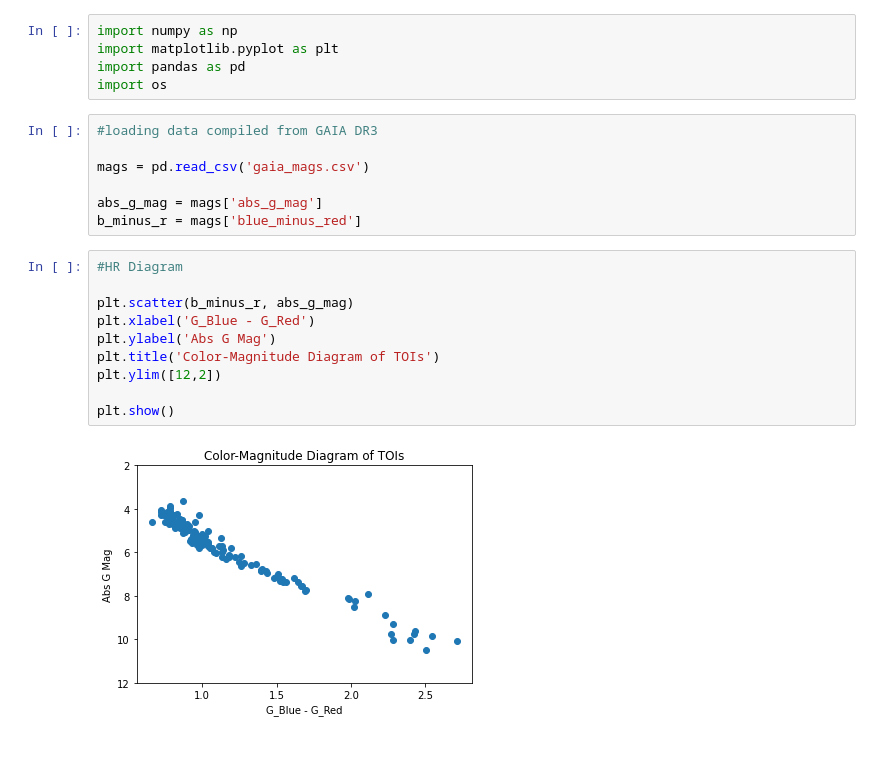
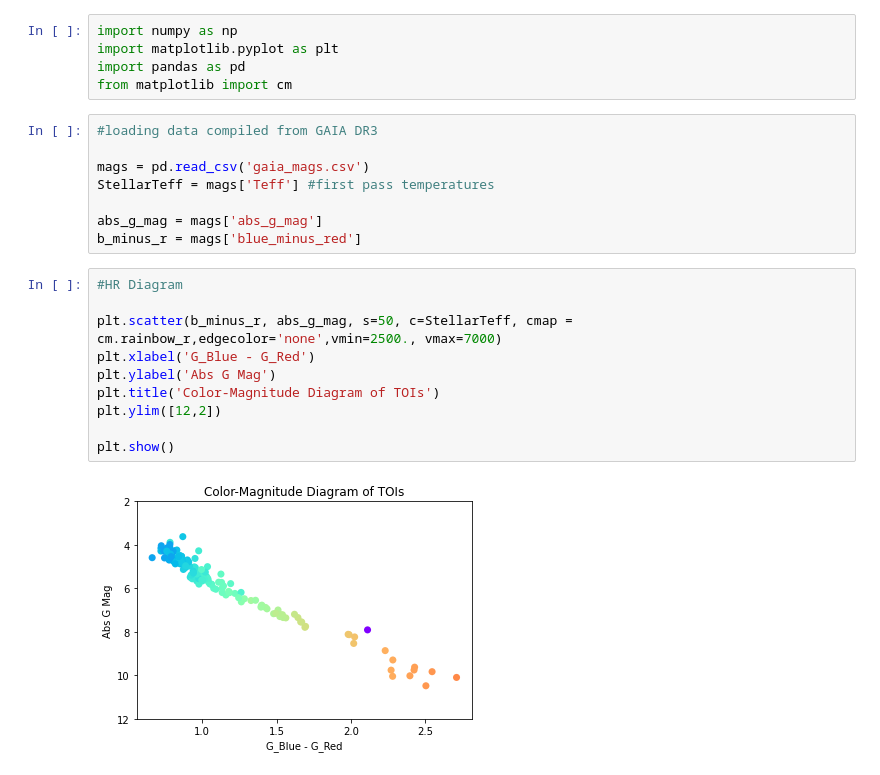
Before and after one commit to JenniferBurt/TOI_SEDs, a Jupyter notebook: TargetListOverview/toi_hr_diagram.ipynb, the cells around one changed output. Saved outputs shown, nothing was run; the diff lists cells and outputs as text.

Commit message:
added colors to hr diagram

```diff
--- a/TargetListOverview/toi_hr_diagram.ipynb
+++ b/TargetListOverview/toi_hr_diagram.ipynb
@@ -2,23 +2,24 @@
 import numpy as np
 import matplotlib.pyplot as plt
 import pandas as pd
-import os
+from matplotlib import cm
 # %%
 #loading data compiled from GAIA DR3
 
 mags = pd.read_csv('gaia_mags.csv')
+StellarTeff = mags['Teff'] #first pass temperatures
 
 abs_g_mag = mags['abs_g_mag']
 b_minus_r = mags['blue_minus_red']
 # %%
 #HR Diagram
 
-plt.scatter(b_minus_r, abs_g_mag)
+plt.scatter(b_minus_r, abs_g_mag, s=50, c=StellarTeff, cmap = cm.rainbow_r,edgecolor='none',vmin=2500., vmax=7000)
 plt.xlabel('G_Blue - G_Red')
 plt.ylabel('Abs G Mag')
 plt.title('Color-Magnitude Diagram of TOIs')
 plt.ylim([12,2])
 
 plt.show()
 # %% [output]
-[figure, old version]
+[figure, new version]
```
